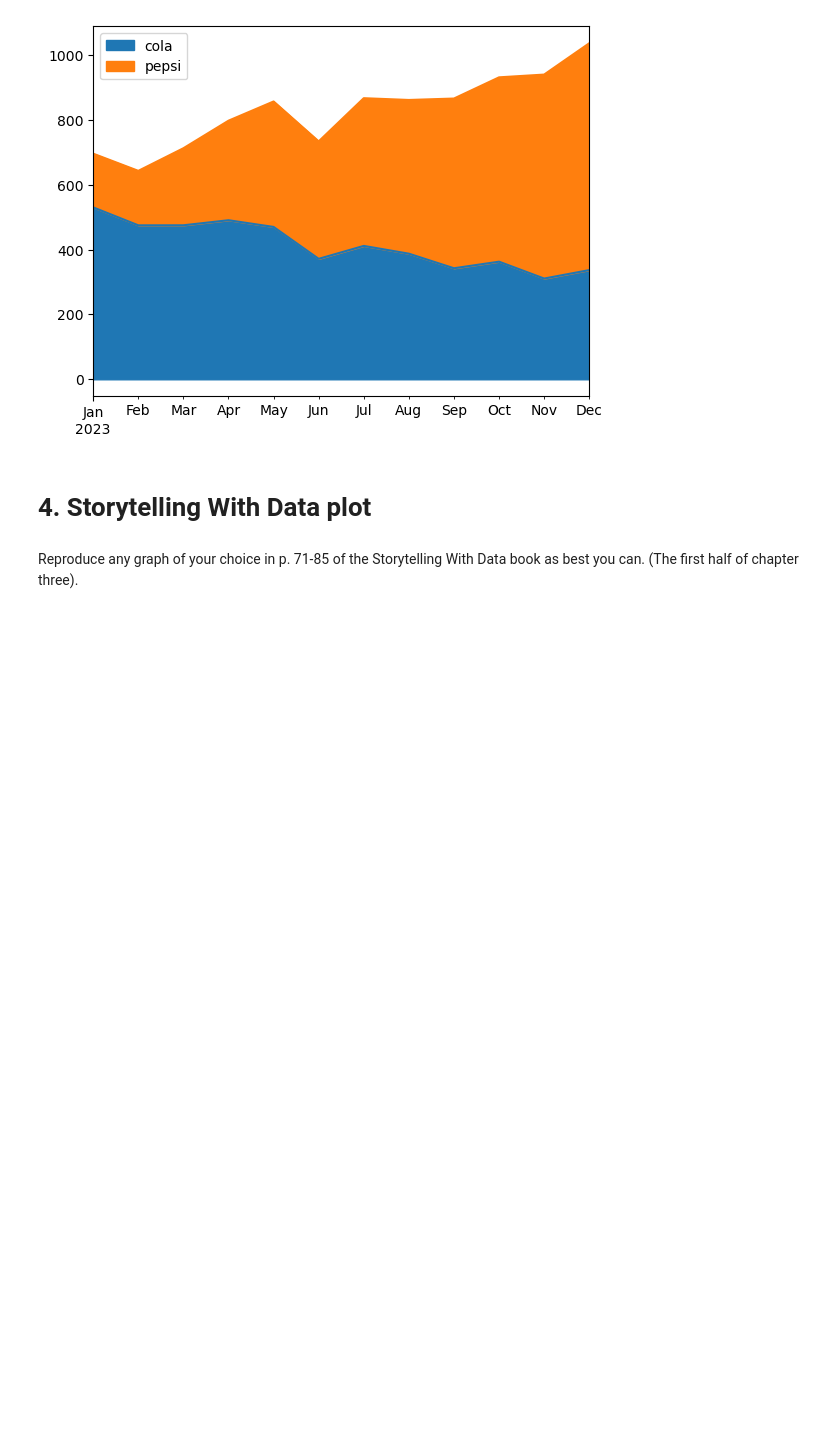
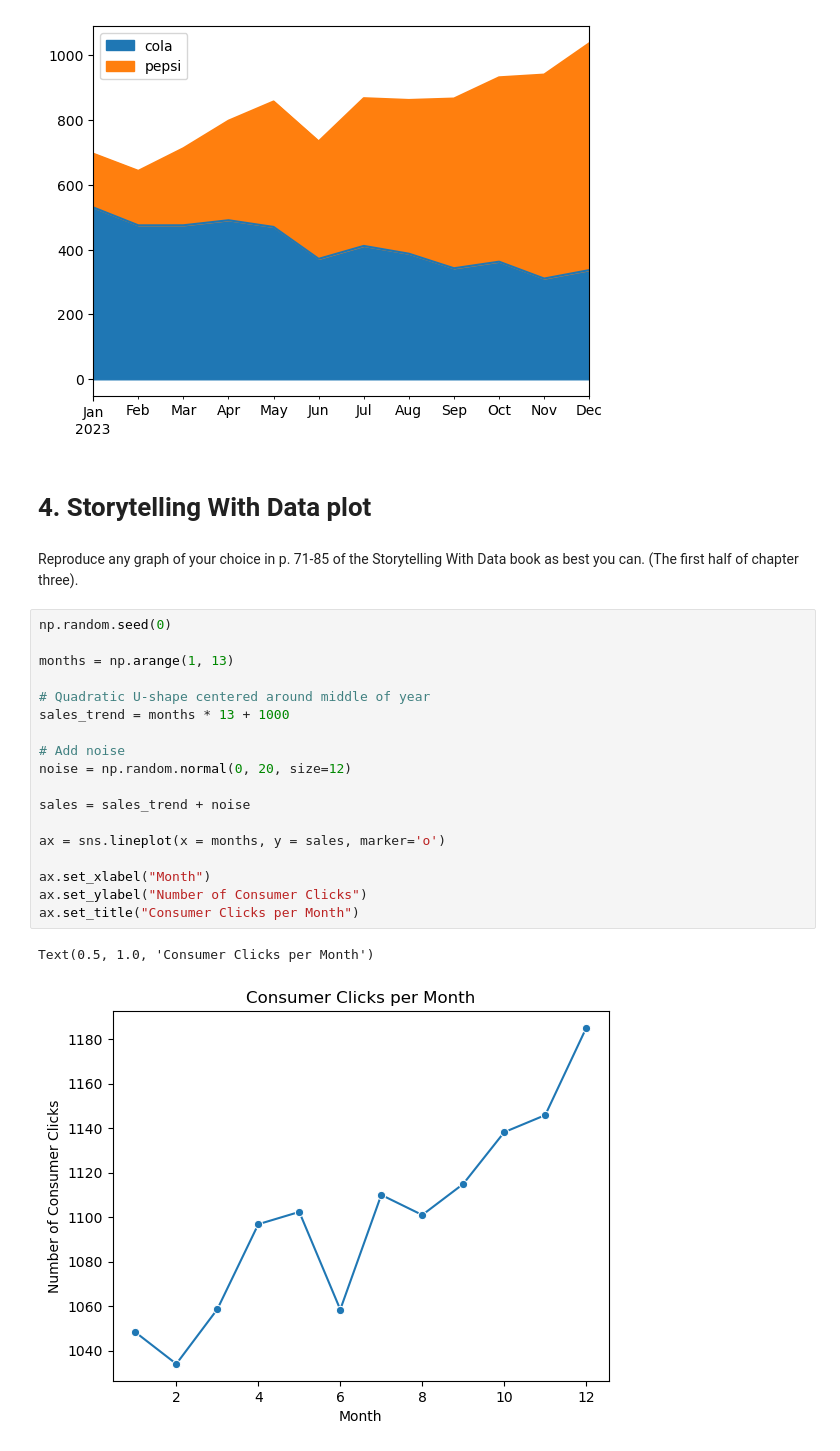
Before and after one commit to chenmichael2/MOD-B-O2, a Jupyter notebook: OMDS-ModB2-Week5-Chen-Michael.ipynb, the cells around one changed output. Drawn from its saved outputs; the diff is of its cells as text; blank space fills up the shorter version.

```diff
--- a/OMDS-ModB2-Week5-Chen-Michael.ipynb
+++ b/OMDS-ModB2-Week5-Chen-Michael.ipynb
@@ -272,3 +272,24 @@ df.plot.area()
 # 4. Storytelling With Data plot
 # %% [markdown]
 Reproduce any graph of your choice in p. 71-85 of the Storytelling With Data book as best you can.  (The first half of chapter three).
+# %%
+np.random.seed(0)
+
+months = np.arange(1, 13)
+
+# Quadratic U-shape centered around middle of year
+sales_trend = months * 13 + 1000
+
+# Add noise
+noise = np.random.normal(0, 20, size=12)
+
+sales = sales_trend + noise
+
+ax = sns.lineplot(x = months, y = sales, marker='o')
+
+ax.set_xlabel("Month")
+ax.set_ylabel("Number of Consumer Clicks")
+ax.set_title("Consumer Clicks per Month")
+# %% [output]
+Text(0.5, 1.0, 'Consumer Clicks per Month')
+[figure, added]
```
